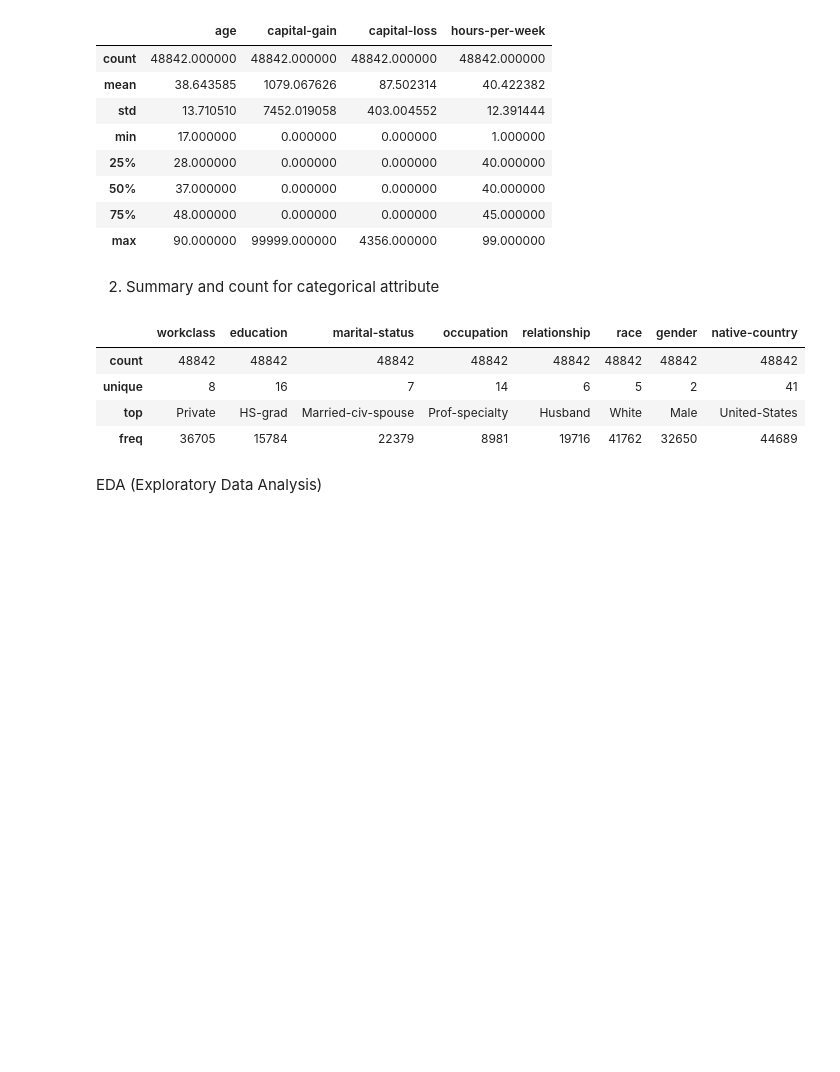
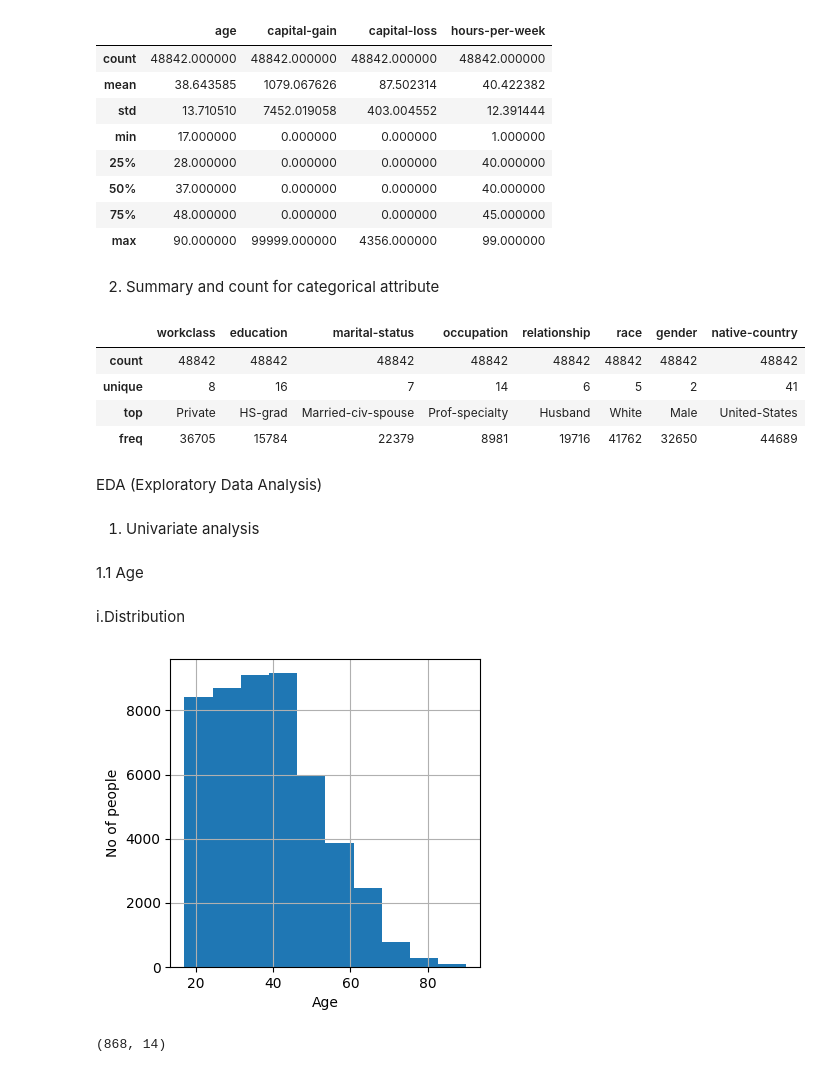
Before and after one commit to dinesh16adh/Data-Science-Projects., a Jupyter notebook: simple_eda_on_income_data.ipynb, the cells around one changed output. Saved outputs shown, nothing was run; the diff lists cells and outputs as text; code cells hidden in the pictures; blank space fills up the shorter version.

```diff
--- a/simple_eda_on_income_data.ipynb
+++ b/simple_eda_on_income_data.ipynb
@@ -140,3 +140,20 @@ data.describe(include=["O"])
 | freq | 36705 | 15784 | 22379 | 8981 | 19716 | 41762 | 32650 | 44689 |
 # %% [markdown]
 EDA (Exploratory Data Analysis)
+# %% [markdown]
+1. Univariate analysis
+# %% [markdown]
+1.1 Age
+# %% [markdown]
+i.Distribution
+# %%
+data['age'].hist(figsize=(4,4))
+plt.xlabel('Age')
+plt.ylabel('No of people')
+plt.show()
+# %% [output]
+[figure, added]
+# %%
+data[data['age']>70].shape
+# %% [output]
+(868, 14)
```
Also changed, not shown: parts of 8 cells of this notebook.
